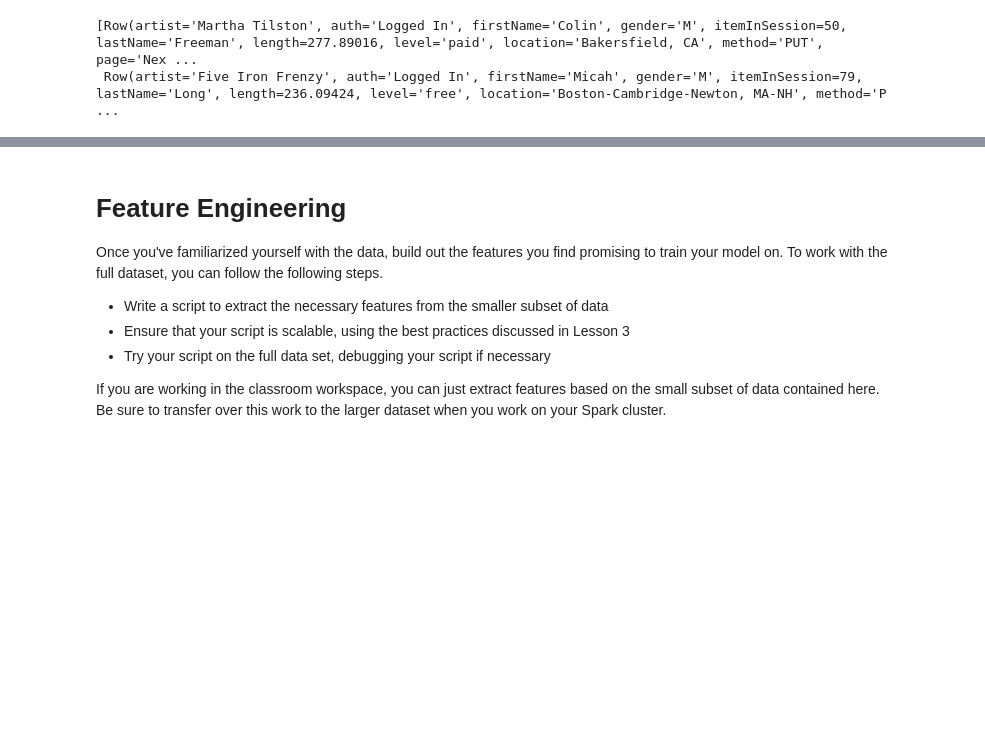
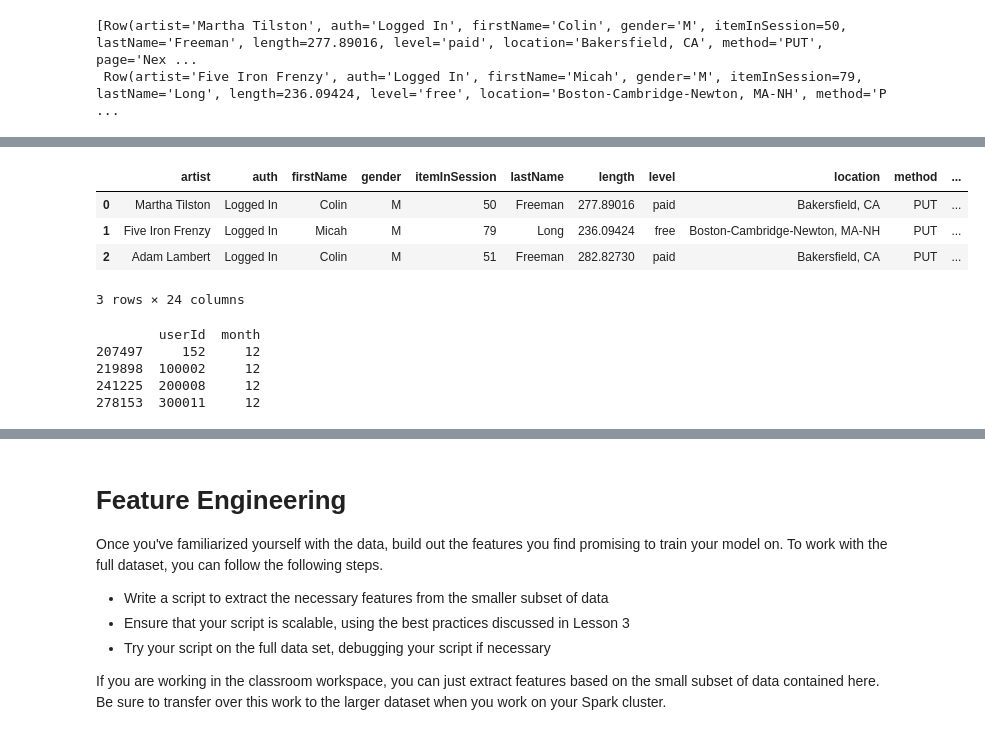
Before and after one commit to uzair123/sparkify_music_app, a Jupyter notebook: Sparkify.ipynb, the cells around one changed output, grey strips where cells are left out. Drawn from its saved outputs; the diff is of its cells as text; code cells hidden in the pictures; blank space fills up the shorter version.

```diff
--- a/Sparkify.ipynb
+++ b/Sparkify.ipynb
@@ -849,0 +592,18 @@ Index(['artist', 'auth', 'firstName', 'itemInSession', 'lastName', 'length',
+# %%
+df_user_log.head(3)
+# %% [output]
+|  | artist | auth | firstName | gender | itemInSession | lastName | length | level | location | method | ... |
+| 0 | Martha Tilston | Logged In | Colin | M | 50 | Freeman | 277.89016 | paid | Bakersfield, CA | PUT | ... |
+| 1 | Five Iron Frenzy | Logged In | Micah | M | 79 | Long | 236.09424 | free | Boston-Cambridge-Newton, MA-NH | PUT | ... |
+| 2 | Adam Lambert | Logged In | Colin | M | 51 | Freeman | 282.82730 | paid | Bakersfield, CA | PUT | ... |
+3 rows × 24 columns
+# %%
+#REMOVING OUTLIER - DECEMEBER ONLY 4 ENTRIES
+print(df_user_log[df_user_log['month'] == 12][['userId', 'month']].head(5))
+df_user_log = df_user_log.drop(df_user_log[df_user_log.month == 12].index)
+# %% [output]
+        userId  month
+207497     152     12
+219898  100002     12
+241225  200008     12
+278153  300011     12
```
Also changed, not shown: parts of 117 cells of this notebook.
